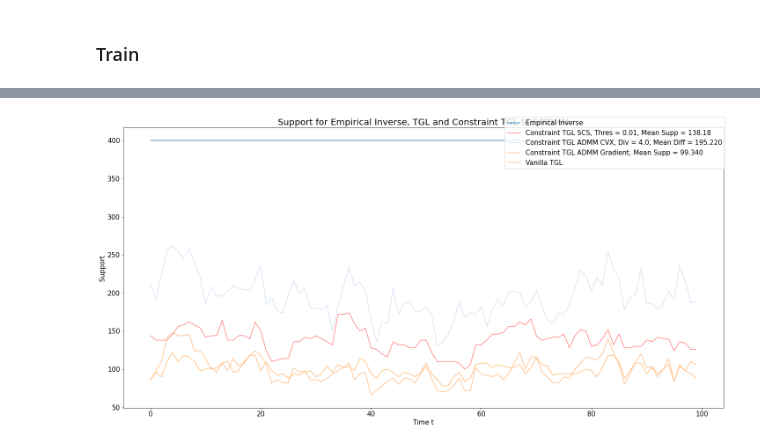
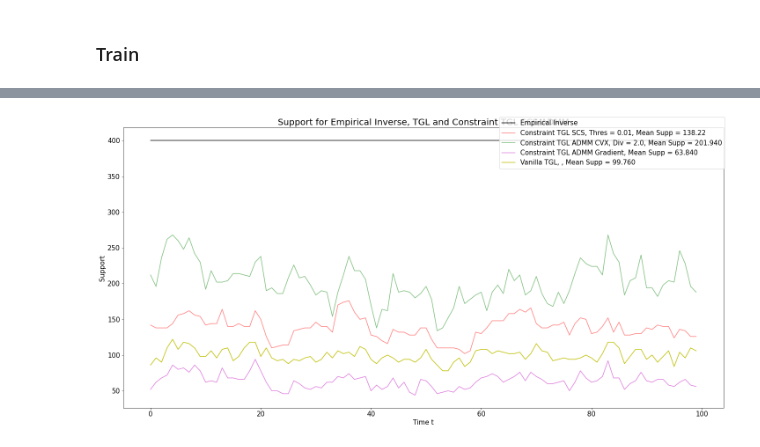
Before and after one commit to atechnicolorskye/post_sum, a Jupyter notebook: regain/inequality_constraint_cvxpy.ipynb, the cells around one changed output, grey strips where cells are left out. Cells and saved outputs as stored; diff of their text form; code cells hidden in the pictures.

```diff
--- a/regain/inequality_constraint_cvxpy.ipynb
+++ b/regain/inequality_constraint_cvxpy.ipynb
@@ -109,29 +205,35 @@ colors = "rgm"
 color_index = 0
 plt.rcParams["axes.prop_cycle"] = plt.cycler("color", plt.cm.tab20.colors)
 
-ax.plot(range(n_time), res[1][0], label=r'Empirical Inverse')
-ax.plot(range(n_time), res[1][1], color='black', label=r'Constraint')
+ax.plot(range(X_cov.shape[-1]), res[1][0], color='k', label=r'Empirical Inverse')
+ax.plot(range(X_cov.shape[-1]), res[1][1], color='c', label=r'Constraint')
 for i in [1e-2]:
+# for i in [1e-2, 1e-3, 1e-4]:
     mean_diff = np.mean(np.array(fit_score[i]) - baseline_score)
-    ax.plot(range(n_time), fit_score[i], color='r', alpha=0.5,
+    ax.plot(range(X_cov.shape[-1]), fit_score[i], color='r', alpha=0.5,
+#     ax.plot(range(X_cov.shape[-1]), fit_score[i], color=colors[color_index], alpha=0.5,
             label=r'Constraint TGL SCS, Thres = {}, Mean Diff = {:.3f}'.format(i, mean_diff))
-for i in [4.]:
+    color_index += 1
+for i in [2.]:
     mean_diff = np.mean(np.array(res[i][2]) - res[i][1])
-    ax.plot(range(n_time), res[i][2], alpha=0.5,
+    ax.plot(range(X_cov.shape[-1]), res[i][2], alpha=0.5, color='g',
             label=r'Constraint TGL ADMM CVX, Div = {}, Mean Diff = {:.3f}'.format(i, mean_diff))
 # mean_diff = np.mean(np.array(fit_score_diff) - baseline_score)
 # ax.plot(range(n_time), fit_score_diff, alpha=0.5,
 #         label=r'Constraint TGL ADMM Difference, Mean Diff = {:.3f}'.format(mean_diff))
 mean_diff = np.mean(np.array(fit_score_grad) - baseline_score_grad)
-ax.plot(range(n_time), fit_score_grad, alpha=0.5,
+ax.plot(range(X_cov.shape[-1]), fit_score_grad, alpha=0.5, color='m',
         label=r'Constraint TGL ADMM Gradient, Mean Diff = {:.3f}'.format(mean_diff))
-ax.plot(range(n_time), fit_score_, label=r'Vanilla TGL')
+mean_diff = np.mean(np.array(fit_score_) - baseline_score_grad)
+ax.plot(range(X_cov.shape[-1]), fit_score_, color='y', label=r'Vanilla TGL, Mean Diff = {:.3f}'.format(mean_diff))
 
 fig.legend(fontsize=15)
 ax.set_ylabel('Negative Log Likelihood', fontsize=15)
 ax.tick_params(axis='both', which='major', labelsize=15)
 ax.set_xlabel('Time t', fontsize=15)
 ax.set_title(r'Negative Log Likelihood for Empirical Inverse, Constraint, TGL and Constraint TGL SCS/ADMM', fontsize=20)
+# ax.set_title(r'Negative Log Likelihood for Empirical Inverse, Constraint, TGL and Constraint TGL SCS', fontsize=20)
 plt.tight_layout()
 plt.savefig('diff_like_{}_{}_admm.pdf'.format(dim_X, dim_fac))
+# plt.savefig('diff_like_{}_{}_scs.pdf'.format(dim_X, dim_fac))
 # %% [output]
@@ -157,41 +241,43 @@ plt.tight_layout()
 # %%
 fig, ax = plt.subplots(figsize=(20, 10))
 fig.patch.set_facecolor('white')
 colors = "rgm"
 color_index = 0
 
-ax.plot(range(n_time), [sum(sum(abs(tgl.emp_inv[k]) > 0)) for k in range(n_time)], label=r'Empirical Inverse')
+ax.plot(range(X_cov.shape[-1]), [sum(sum(abs(tgl.emp_inv[k]) > 0)) for k in range(X_cov.shape[-1])],
+        color='k', label=r'Empirical Inverse')
 for i in [1e-2]:
-    supp = [sum(sum(abs(pre[i][t]) > 0)) for t in range(n_time)]
+# for i in [1e-2, 1e-3, 1e-4]:
+    supp = [sum(sum(abs(pre[i][t]) > 0)) for t in range(X_cov.shape[-1])]
     mean_supp = np.mean(supp)
-    ax.plot(range(n_time), supp, color='r', alpha=0.5,
+    ax.plot(range(X_cov.shape[-1]), supp, color='r', alpha=0.5,
+#     ax.plot(range(X_cov.shape[-1]), supp, color=colors[color_index], alpha=0.5,
             label=r'Constraint TGL SCS, Thres = {}, Mean Supp = {}'.format(i, mean_supp))
-for i in [4.]:
-    supp = [sum(sum(abs(res[i][3][t]) > 0)) for t in range(n_time)]
+    color_index += 1
+for i in [2.]:
+    supp = [sum(sum(abs(res[i][3][t]) > 0)) for t in range(X_cov.shape[-1])]
     mean_supp = np.mean(supp)
-    ax.plot(range(n_time), supp, alpha=0.5,
-            label=r'Constraint TGL ADMM CVX, Div = {}, Mean Diff = {:.3f}'.format(i, mean_supp))
-# supp = [sum(sum(abs(pre_cvx[t]) > 0)) for t in range(n_time)]
-# ax.plot(range(n_time), supp, alpha=0.5,
-#         label=r'Constraint TGL ADMM CVX, Mean Supp = {:.3f}'.format(np.mean(supp)))
-# supp = [sum(sum(abs(pre_diff[t]) > 0)) for t in range(n_time)]
-# ax.plot(range(n_time), supp, alpha=0.5,
-#         label=r'Constraint TGL ADMM Difference, Mean Supp = {:.3f}'.format(np.mean(supp)))
-supp = [sum(sum(abs(pre_grad[t]) > 0)) for t in range(n_time)]
-ax.plot(range(n_time), supp, alpha=0.5,
+    ax.plot(range(X_cov.shape[-1]), supp, color='g', alpha=0.5,
+            label=r'Constraint TGL ADMM CVX, Div = {}, Mean Supp = {:.3f}'.format(i, mean_supp))
+supp = [sum(sum(abs(pre_grad[t]) > 0)) for t in range(X_cov.shape[-1])]
+ax.plot(range(X_cov.shape[-1]), supp, color='m', alpha=0.5,
         label=r'Constraint TGL ADMM Gradient, Mean Supp = {:.3f}'.format(np.mean(supp)))
-ax.plot(range(n_time), [sum(sum(abs(pre_[k]) > 0)) for k in range(n_time)], label=r'Vanilla TGL')
+supp = [sum(sum(abs(pre_[t]) > 0)) for t in range(X_cov.shape[-1])]
+ax.plot(range(X_cov.shape[-1]), [sum(sum(abs(pre_[k]) > 0)) for k in range(X_cov.shape[-1])],
+        color='y', label=r'Vanilla TGL, , Mean Supp = {:.3f}'.format(np.mean(supp)))
 
 
 fig.legend(fontsize=15)
 ax.set_ylabel('Support', fontsize=15)
 ax.tick_params(axis='both', which='major', labelsize=15)
 ax.set_xlabel('Time t', fontsize=15)
 ax.set_title(r'Support for Empirical Inverse, TGL and Constraint TGL SCS/ADMM', fontsize=20)
+# ax.set_title(r'Support for Empirical Inverse, TGL and Constraint TGL SCS', fontsize=20)
 plt.tight_layout()
 plt.savefig('diff_supp_{}_{}_admm.pdf'.format(dim_X, dim_fac))
+# plt.savefig('diff_supp_{}_{}_scs.pdf'.format(dim_X, dim_fac))
 # %% [output]
-[figure, old version]
+[figure, new version]
 # %%
 fig, ax = plt.subplots(figsize=(20, 10))
 fig.patch.set_facecolor('white')
```
Also changed, not shown: parts of 15 cells of this notebook, 7 other files.
